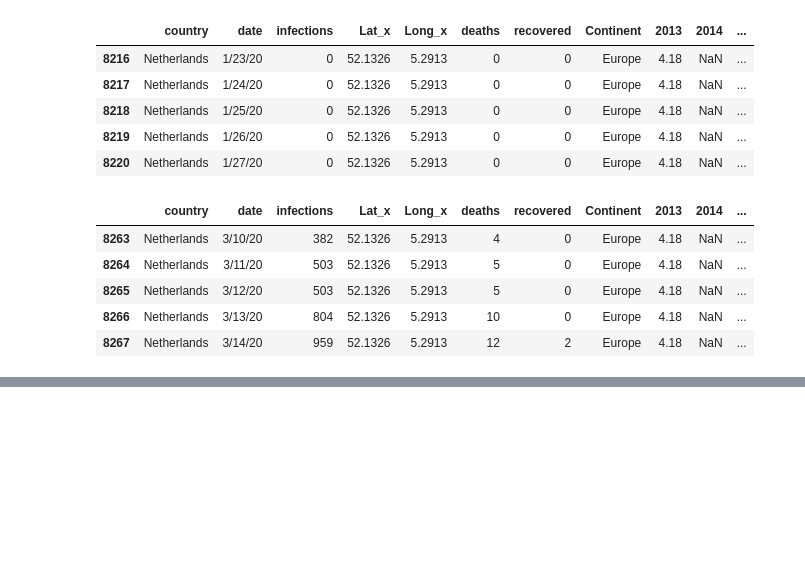
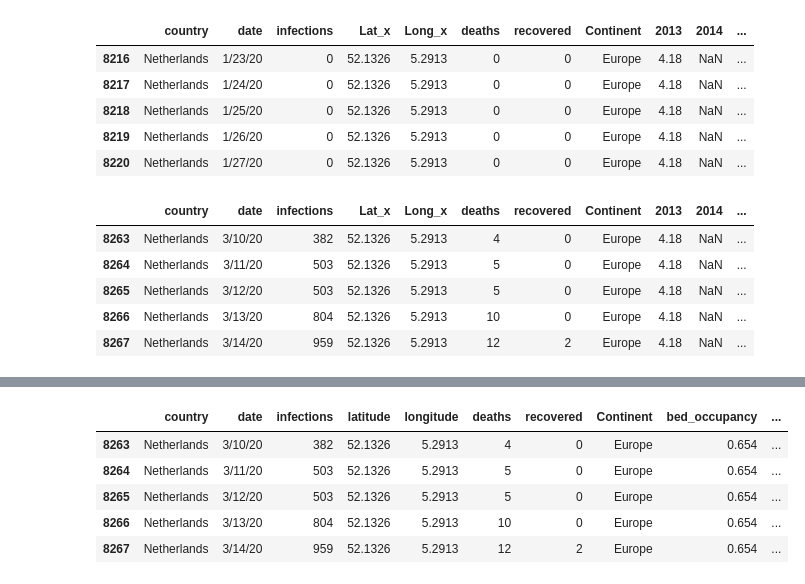
Before and after one commit to paulozk/corona, a Jupyter notebook: notebooks/data_preparation.ipynb, the cells around one changed output, grey strips where cells are left out. Cells and saved outputs as stored; diff of their text form; code cells hidden in the pictures; blank space fills up the shorter version.

```diff
--- a/notebooks/data_preparation.ipynb
+++ b/notebooks/data_preparation.ipynb
@@ -247,0 +277,23 @@ data[data['country'] == "Netherlands"].tail()
+# %%
+data['ICU-CCB beds/100,000 inhabitants'] = data['ICU-CCB beds/100,000 inhabitants'].str.replace(r"\[.\]", "")
+# %%
+data['ICU-CCB beds/100,000 inhabitants'] = data['ICU-CCB beds/100,000 inhabitants'].str.replace(r"\[.+\]\[.+\]", "").astype(float)
+# %%
+# give columns easier names
+data = data.rename(columns={'Lat_x': "latitude",
+                             'Long_x': 'longitude',
+                             'Occupancy (%)[2]': 'bed_occupancy',
+                             'ICU-CCB beds/100,000 inhabitants':'ICU_beds',
+                             '% of worldpopulation': 'population_world',
+                            'age 0 to 14 years[1]': 'age_0_to_64',
+                            'age 15 to 64 years[2]': 'age_15_to_64',
+                            'age over 65 years[3]': 'age_over_65'})
+# %%
+data[data['country'] == "Netherlands"].tail()
+# %% [output]
+|  | country | date | infections | latitude | longitude | deaths | recovered | Continent | bed_occupancy | ... |
+| 8263 | Netherlands | 3/10/20 | 382 | 52.1326 | 5.2913 | 4 | 0 | Europe | 0.654 | ... |
+| 8264 | Netherlands | 3/11/20 | 503 | 52.1326 | 5.2913 | 5 | 0 | Europe | 0.654 | ... |
+| 8265 | Netherlands | 3/12/20 | 503 | 52.1326 | 5.2913 | 5 | 0 | Europe | 0.654 | ... |
+| 8266 | Netherlands | 3/13/20 | 804 | 52.1326 | 5.2913 | 10 | 0 | Europe | 0.654 | ... |
+| 8267 | Netherlands | 3/14/20 | 959 | 52.1326 | 5.2913 | 12 | 2 | Europe | 0.654 | ... |
```
Also changed, not shown: parts of 15 cells of this notebook.
